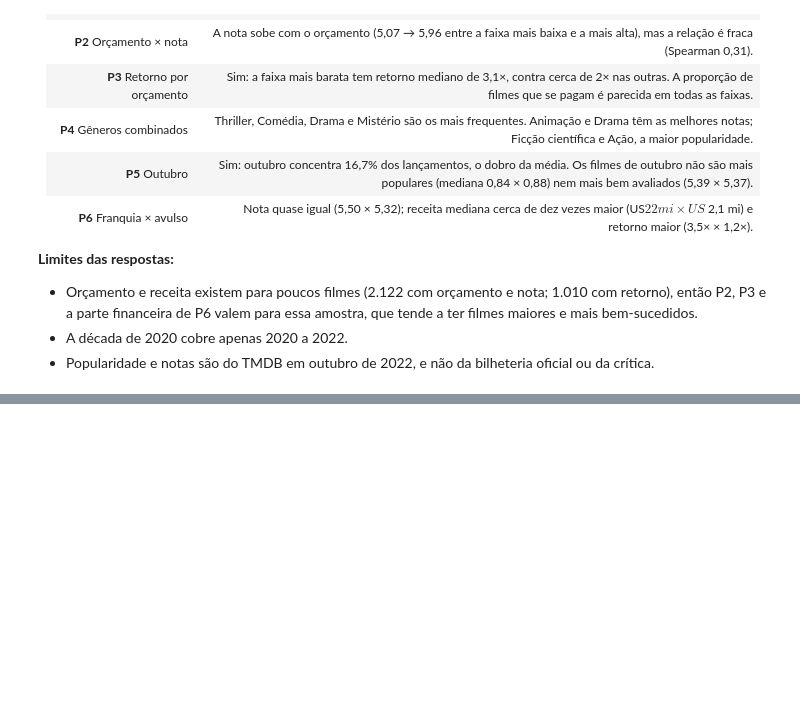
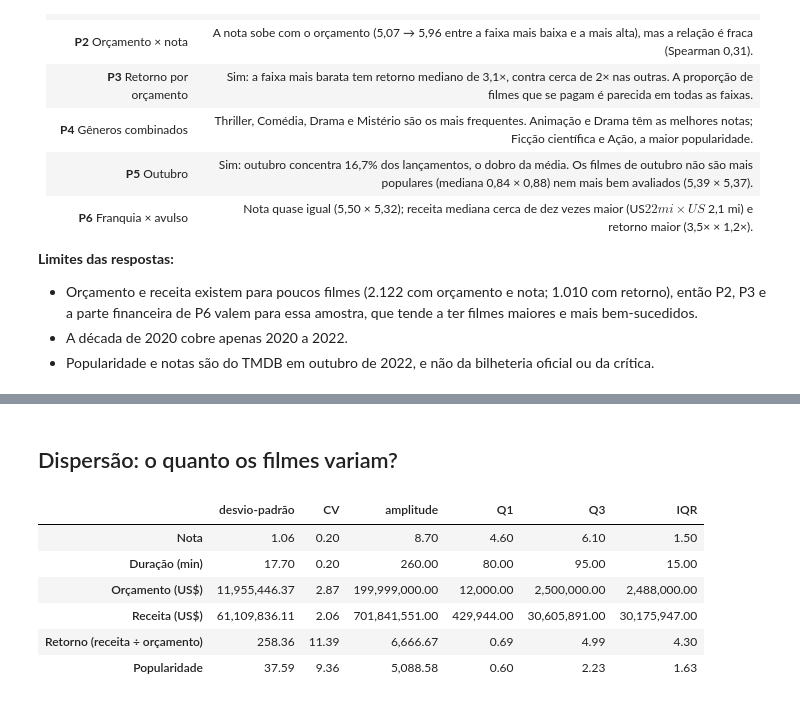
Before and after one commit to Mateuscruz19/HorrorMoviesData, a Jupyter notebook: HorrorMovieAnalysis.ipynb, the cells around one changed output, grey strips where cells are left out. Cells and saved outputs as stored; diff of their text form; code cells hidden in the pictures; blank space fills up the shorter version.

```diff
--- a/HorrorMovieAnalysis.ipynb
+++ b/HorrorMovieAnalysis.ipynb
@@ -1597,0 +1714,13 @@ Em resumo, pertencer a uma franquia quase não muda a opinião do público, mas
+# %% [markdown]
+## Dispersão: o quanto os filmes variam?
+# %%
+dispersao = tabela_resumo[["desvio-padrão", "CV", "amplitude", "Q1", "Q3", "IQR"]]
+display(dispersao.style.format("{:,.2f}"))
+# %% [output]
+|  | desvio-padrão | CV | amplitude | Q1 | Q3 | IQR |
+| Nota | 1.06 | 0.20 | 8.70 | 4.60 | 6.10 | 1.50 |
+| Duração (min) | 17.70 | 0.20 | 260.00 | 80.00 | 95.00 | 15.00 |
+| Orçamento (US$) | 11,955,446.37 | 2.87 | 199,999,000.00 | 12,000.00 | 2,500,000.00 | 2,488,000.00 |
+| Receita (US$) | 61,109,836.11 | 2.06 | 701,841,551.00 | 429,944.00 | 30,605,891.00 | 30,175,947.00 |
+| Retorno (receita ÷ orçamento) | 258.36 | 11.39 | 6,666.67 | 0.69 | 4.99 | 4.30 |
+| Popularidade | 37.59 | 9.36 | 5,088.58 | 0.60 | 2.23 | 1.63 |
```
Also changed, not shown: parts of 21 cells of this notebook.
